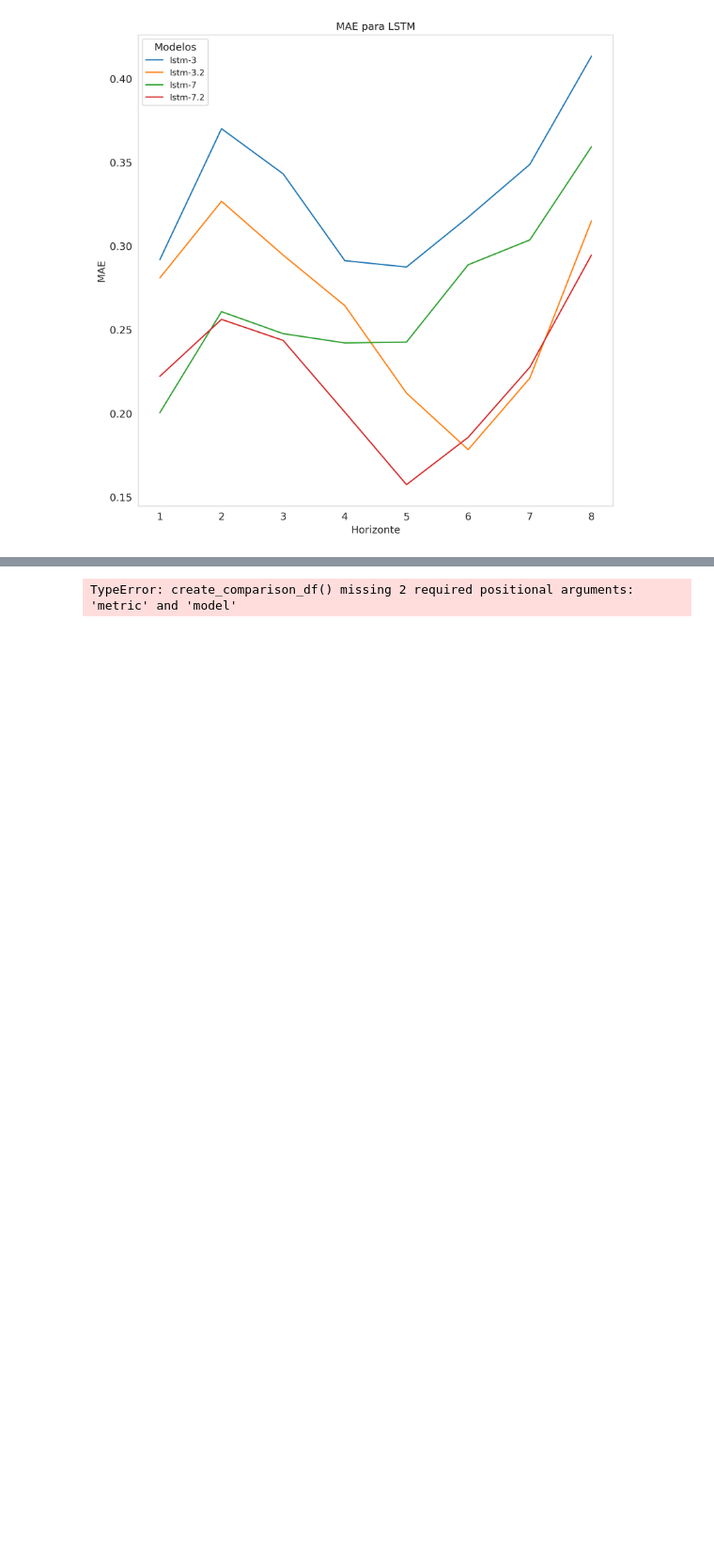
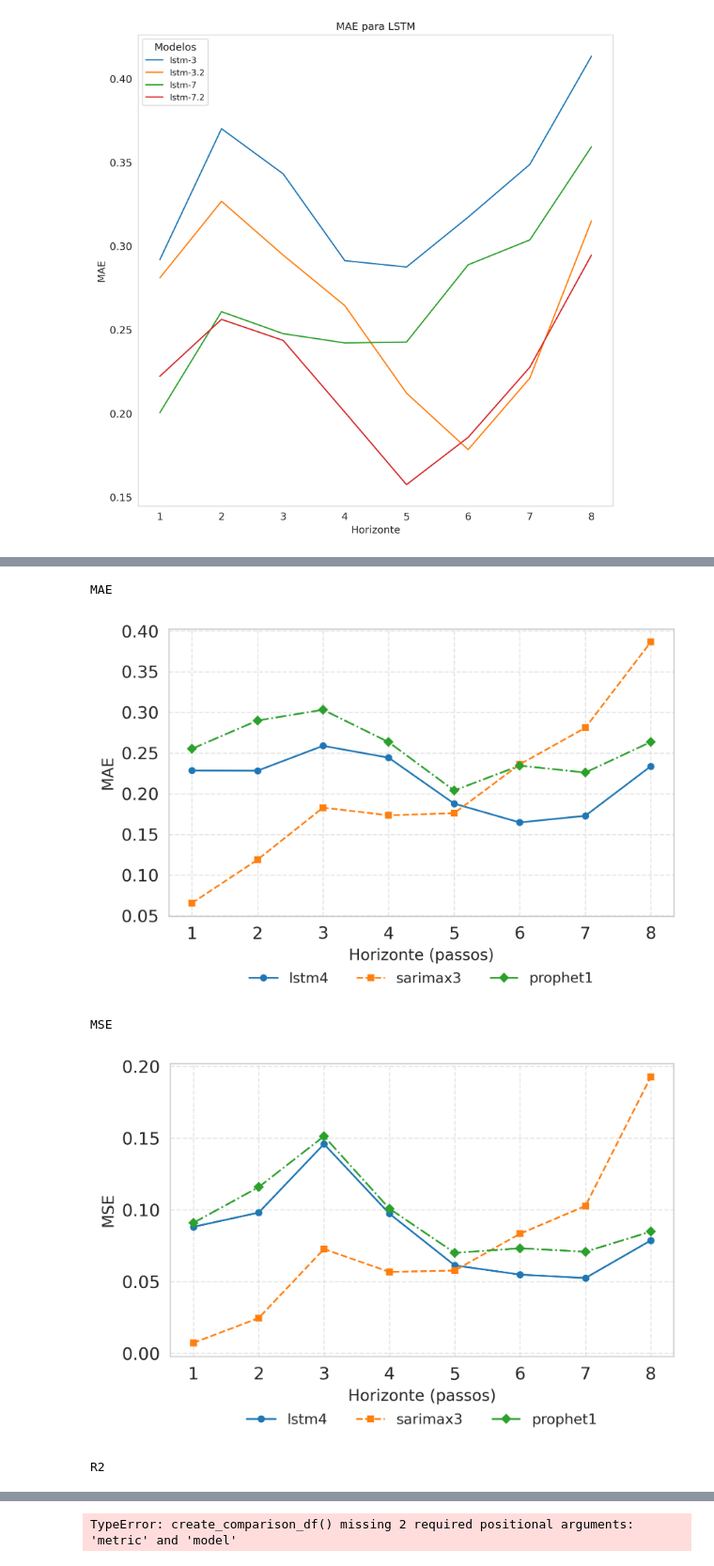
Before and after one commit to Patrick448/time-series-analysis, a Jupyter notebook: Notebooks/Part 2/crossv_error_study.ipynb, the cells around one changed output, grey strips where cells are left out. Shown at 94% size. Saved outputs shown, nothing was run; the diff lists cells and outputs as text; code cells hidden in the pictures; blank space fills up the shorter version.

```diff
--- a/Notebooks/Part 2/crossv_error_study.ipynb
+++ b/Notebooks/Part 2/crossv_error_study.ipynb
@@ -212,0 +213,65 @@ plot_comparison_df_scientific("../../experiments/exp_2025-07-27", 'MAE', 'prophe
+# %%
+
+def compare_best_models(experiment_dir, metric):
+    lstm = create_comparison_df(experiment_dir, metric, 'simple_lstm_v0')['lstm4']
+    sarimax = create_comparison_df(experiment_dir, metric, 'sarimax')['sarimax3']
+    prophet = create_comparison_df(experiment_dir, metric, 'prophet')['prophet1']
+
+    comparison_df = pd.DataFrame([lstm, sarimax, prophet]).transpose()
+
+    sns.set_style("whitegrid")
+    plt.rcParams.update({
+        'font.size': 12,
+        'axes.labelsize': 12,
+        'axes.titlesize': 12,
+        'legend.fontsize': 10,
+        'figure.dpi': 300
+    })
+
+    fig, ax = plt.subplots(figsize=(6, 4), dpi=300)
+
+    styles = ['-', '--', '-.', ':']
+    markers = ['o', 's', 'D', '^']
+    for i, col in enumerate(comparison_df.columns):
+        ax.plot(
+            comparison_df.index, comparison_df[col],
+            label=col,
+            linestyle=styles[i % len(styles)],
+            marker=markers[i % len(markers)],
+            markersize=4,
+            linewidth=1.2
+        )
+
+    ax.set_xlabel('Horizonte (passos)', fontsize=11)
+    ax.set_ylabel(metric, fontsize=11)
+    #if override_name:
+    #    ax.set_title(f'{metric} - {override_name}', fontsize=12, pad=10)
+
+    ax.grid(True, linestyle='--', alpha=0.5)
+
+    # ✅ Legenda abaixo, centralizada, com múltiplas colunas
+    ax.legend(
+        title='',
+        loc='upper center',
+        bbox_to_anchor=(0.5, -0.15),  # posição abaixo
+        ncol=len(comparison_df.columns),         # todas as legendas em uma linha
+        frameon=False
+    )
+
+    plt.tight_layout()
+    plt.show()
+
+    return comparison_df
+
+print("MAE")
+compare_best_models("../../experiments/exp_2025-07-27", 'MAE')
+print("MSE")
+compare_best_models("../../experiments/exp_2025-07-27", 'MSE')
+print("R2")
+compare_best_models("../../experiments/exp_2025-07-27", 'R2')
+# %% [output]
+MAE
+[figure, added]
+MSE
+[figure, added]
+R2
```
Also changed, not shown: parts of 5 cells of this notebook.
